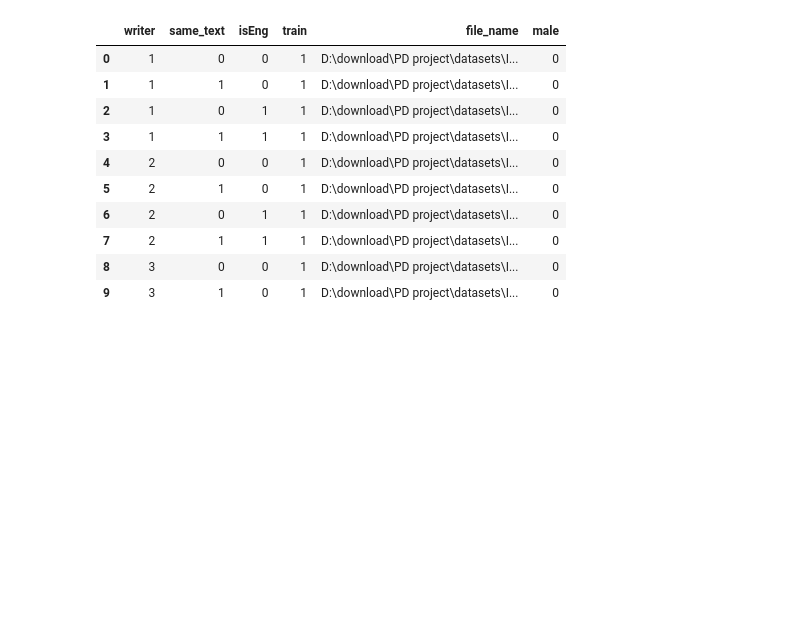
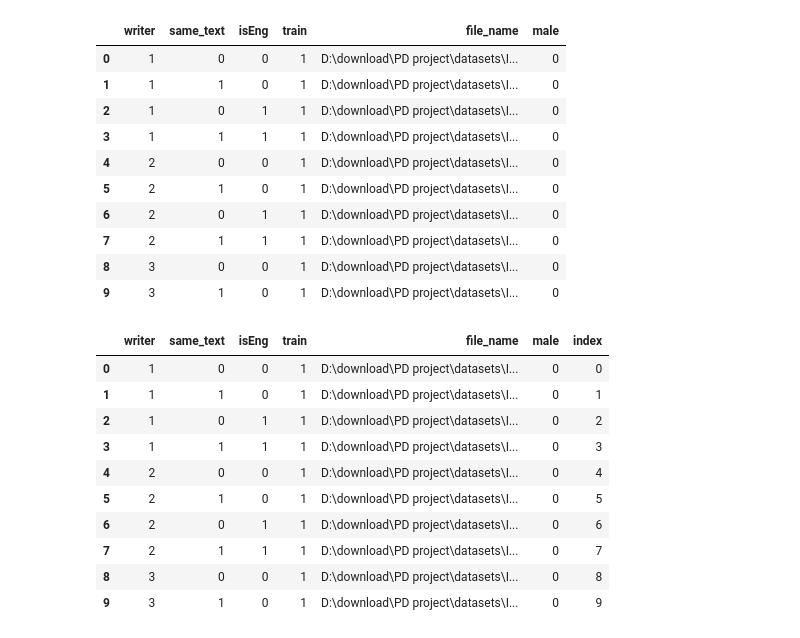
Before and after one commit to gitMorelli/gender_detection, a Jupyter notebook: notebooks/data_preparation/train_df_icdar.ipynb, the cells around one changed output. Drawn from its saved outputs; the diff is of its cells as text; code cells hidden in the pictures; blank space fills up the shorter version.

Commit message:
checked the train_df_icdar.ipynb file for further use in the pipelines (pt2)

```diff
--- a/notebooks/data_preparation/train_df_icdar.ipynb
+++ b/notebooks/data_preparation/train_df_icdar.ipynb
@@ -239,3 +338,20 @@ train_df.head(10)
 | 7 | 2 | 1 | 1 | 1 | D:\download\PD project\datasets\I... | 0 |
 | 8 | 3 | 0 | 0 | 1 | D:\download\PD project\datasets\I... | 0 |
 | 9 | 3 | 1 | 0 | 1 | D:\download\PD project\datasets\I... | 0 |
+# %%
+train_df['index'] = train_df.index
+
+# Display the updated dataframe
+train_df.head(10)
+# %% [output]
+|  | writer | same_text | isEng | train | file_name | male | index |
+| 0 | 1 | 0 | 0 | 1 | D:\download\PD project\datasets\I... | 0 | 0 |
+| 1 | 1 | 1 | 0 | 1 | D:\download\PD project\datasets\I... | 0 | 1 |
+| 2 | 1 | 0 | 1 | 1 | D:\download\PD project\datasets\I... | 0 | 2 |
+| 3 | 1 | 1 | 1 | 1 | D:\download\PD project\datasets\I... | 0 | 3 |
+| 4 | 2 | 0 | 0 | 1 | D:\download\PD project\datasets\I... | 0 | 4 |
+| 5 | 2 | 1 | 0 | 1 | D:\download\PD project\datasets\I... | 0 | 5 |
+| 6 | 2 | 0 | 1 | 1 | D:\download\PD project\datasets\I... | 0 | 6 |
+| 7 | 2 | 1 | 1 | 1 | D:\download\PD project\datasets\I... | 0 | 7 |
+| 8 | 3 | 0 | 0 | 1 | D:\download\PD project\datasets\I... | 0 | 8 |
+| 9 | 3 | 1 | 0 | 1 | D:\download\PD project\datasets\I... | 0 | 9 |
```
Also changed, not shown: parts of 20 cells of this notebook, 2 other files.
